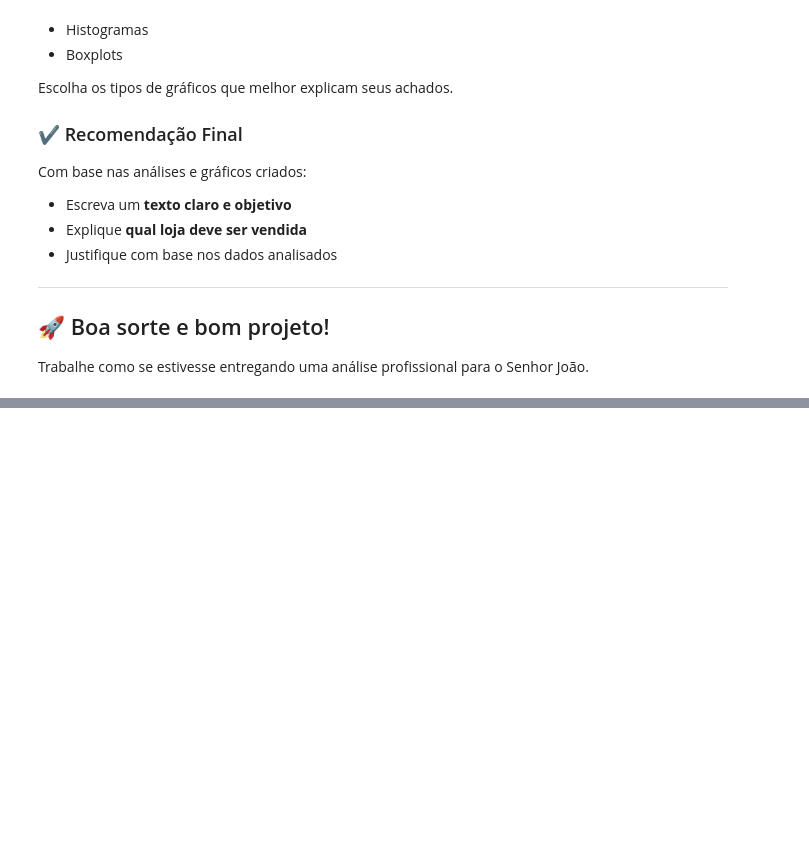
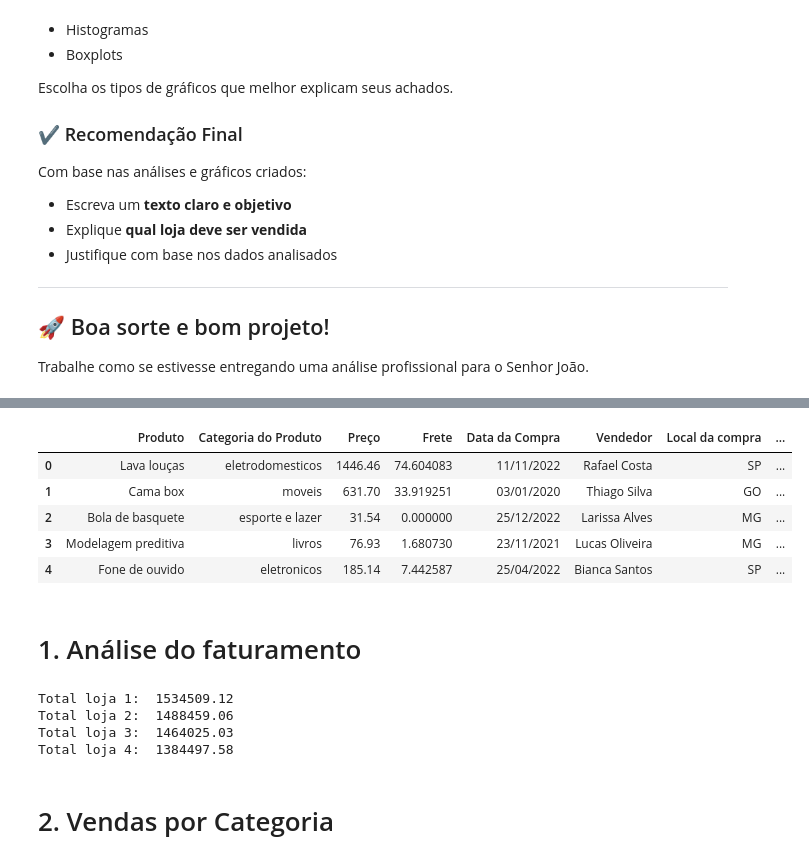
Before and after one commit to Samuel442/challenge-lojas-alura, a Jupyter notebook: challenge_lojas.ipynb, the cells around one changed output, grey strips where cells are left out. Drawn from its saved outputs; the diff is of its cells as text; code cells hidden in the pictures; blank space fills up the shorter version.

```diff
--- a/challenge_lojas.ipynb
+++ b/challenge_lojas.ipynb
@@ -56,0 +99,30 @@ Trabalhe como se estivesse entregando uma análise profissional para o Senhor Jo
+# %%
+# Exibindo da loja 4
+loja4.head()
+# %% [output]
+|  | Produto | Categoria do Produto | Preço | Frete | Data da Compra | Vendedor | Local da compra | ... |
+| 0 | Lava louças | eletrodomesticos | 1446.46 | 74.604083 | 11/11/2022 | Rafael Costa | SP | ... |
+| 1 | Cama box | moveis | 631.70 | 33.919251 | 03/01/2020 | Thiago Silva | GO | ... |
+| 2 | Bola de basquete | esporte e lazer | 31.54 | 0.000000 | 25/12/2022 | Larissa Alves | MG | ... |
+| 3 | Modelagem preditiva | livros | 76.93 | 1.680730 | 23/11/2021 | Lucas Oliveira | MG | ... |
+| 4 | Fone de ouvido | eletronicos | 185.14 | 7.442587 | 25/04/2022 | Bianca Santos | SP | ... |
+# %% [markdown]
+# 1. Análise do faturamento
+# %%
+# Faturamento pra cada loja
+faturamento_loja1 = loja1['Preço'].sum()
+faturamento_loja2 = loja2['Preço'].sum()
+faturamento_loja3 = loja3['Preço'].sum()
+faturamento_loja4 = loja4['Preço'].sum()
+# Exibindo pra cada loja
+print(f"Total loja 1: ",faturamento_loja1)
+print(f"Total loja 2: ",faturamento_loja2)
+print(f"Total loja 3: ",faturamento_loja3)
+print(f"Total loja 4: ",faturamento_loja4)
+# %% [output]
+Total loja 1:  1534509.12
+Total loja 2:  1488459.06
+Total loja 3:  1464025.03
+Total loja 4:  1384497.58
+# %% [markdown]
+# 2. Vendas por Categoria
```
Also changed, not shown: parts of 13 cells of this notebook.
